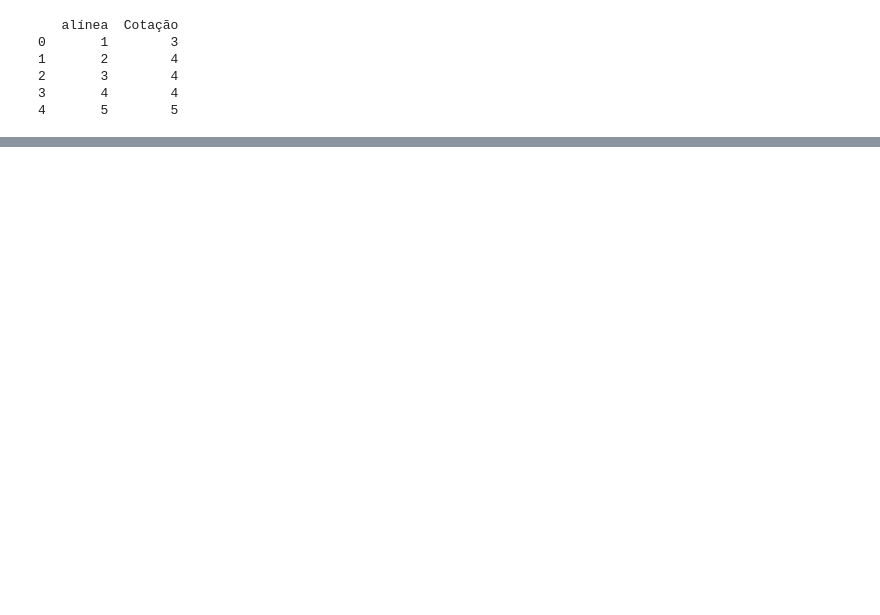
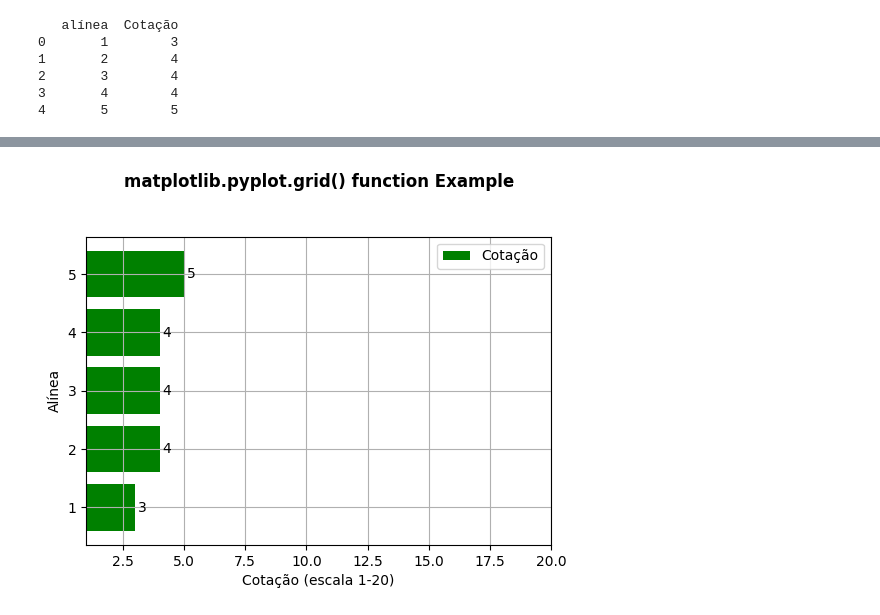
Before and after one commit to VB-Python/FundamentosPython_10793_2-AT, a Jupyter notebook: FICHA_FINAL/FAVEnunciadoGeral/ex05_3_3_FAVEGeral.ipynb, the cells around one changed output, grey strips where cells are left out. Saved outputs shown, nothing was run; the diff lists cells and outputs as text; code cells hidden in the pictures; blank space fills up the shorter version.

```diff
--- a/FICHA_FINAL/FAVEnunciadoGeral/ex05_3_3_FAVEGeral.ipynb
+++ b/FICHA_FINAL/FAVEnunciadoGeral/ex05_3_3_FAVEGeral.ipynb
@@ -47,0 +85,30 @@ plt.show()
+# %%
+
+
+#14. Mesmo plot, dessa vez com barras horizontais
+# Criando o gráfico de barras
+fig, ax = plt.subplots(figsize=(6, 4))  # Ajuste do tamanho da figura (largura, altura)
+#barras horizontais
+ax.barh(df['alínea'], df['Cotação'], color='green')#altera a cor para verde
+
+# Adicionando os valores nas barras
+for bar in bars:
+    width = bar.get_width()  # Pega o valor da largura da barra
+    ax.text(width + 0.1, bar.get_y() + bar.get_height() / 2,  # Posição dos textos
+            str(int(width)),  # O valor da cotação
+            va='center', ha='left', color='black')  # Ajustes de posicionamento do texto
+
+# Definindo título e rótulos dos eixos
+ax.set(title="Visualização Cotações por Alínea", xlabel="Cotação (escala 1-20)",  ylabel="Alínea")
+# Alterando a escala do eixo Y de 1 a 20
+ax.set_xlim(1, 20)
+plt.legend(["Cotação"], loc ="upper right")#Atribui legenda dentro do grafico
+#Adicionando grelha para facilitar leitura
+plt.grid()
+
+plt.title('matplotlib.pyplot.grid() function \
+Example\n\n', fontweight ="bold")
+# Exibindo o gráfico
+plt.show()
+# %% [output]
+[figure, added]
```
Also changed, not shown: parts of 5 cells of this notebook, 4 other files.
